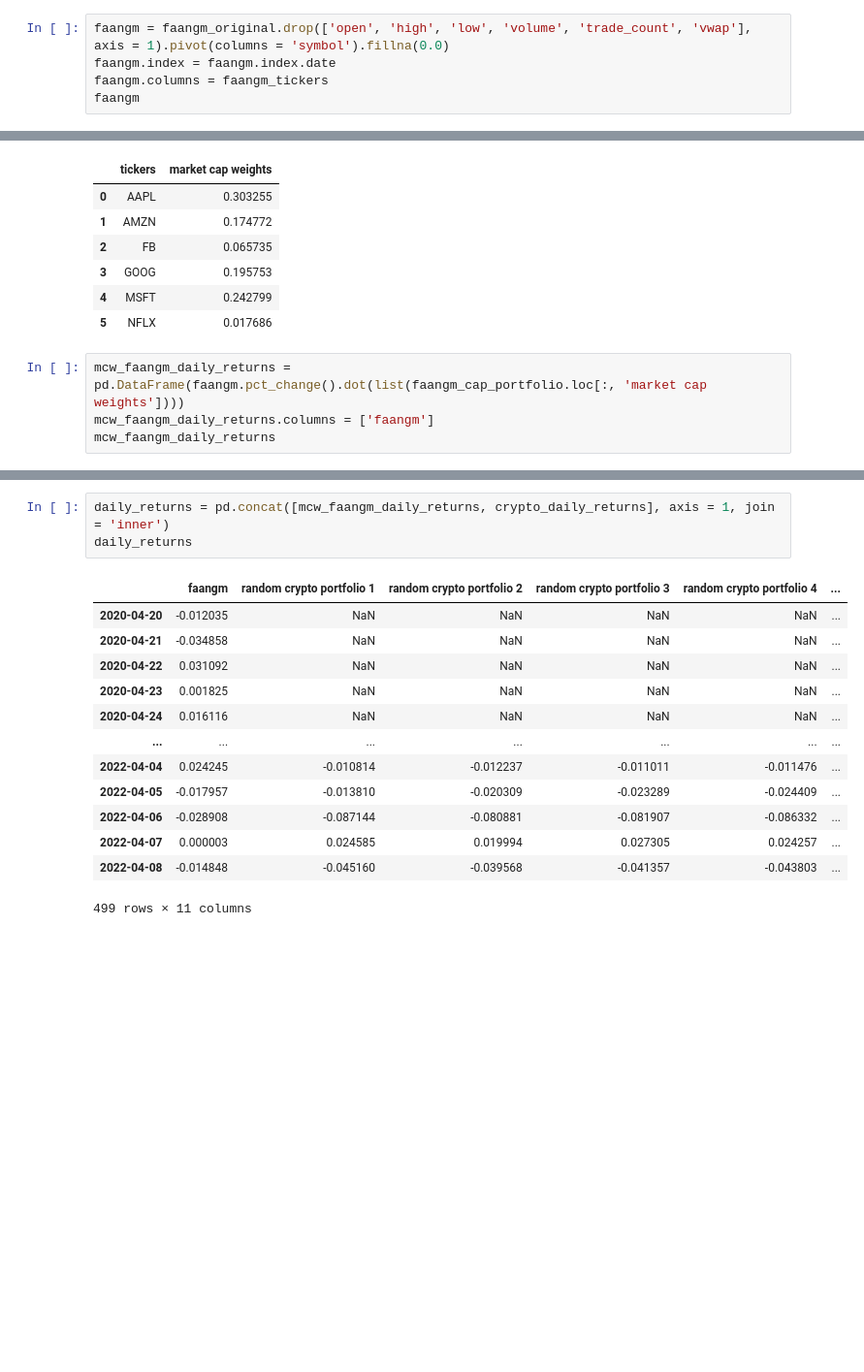
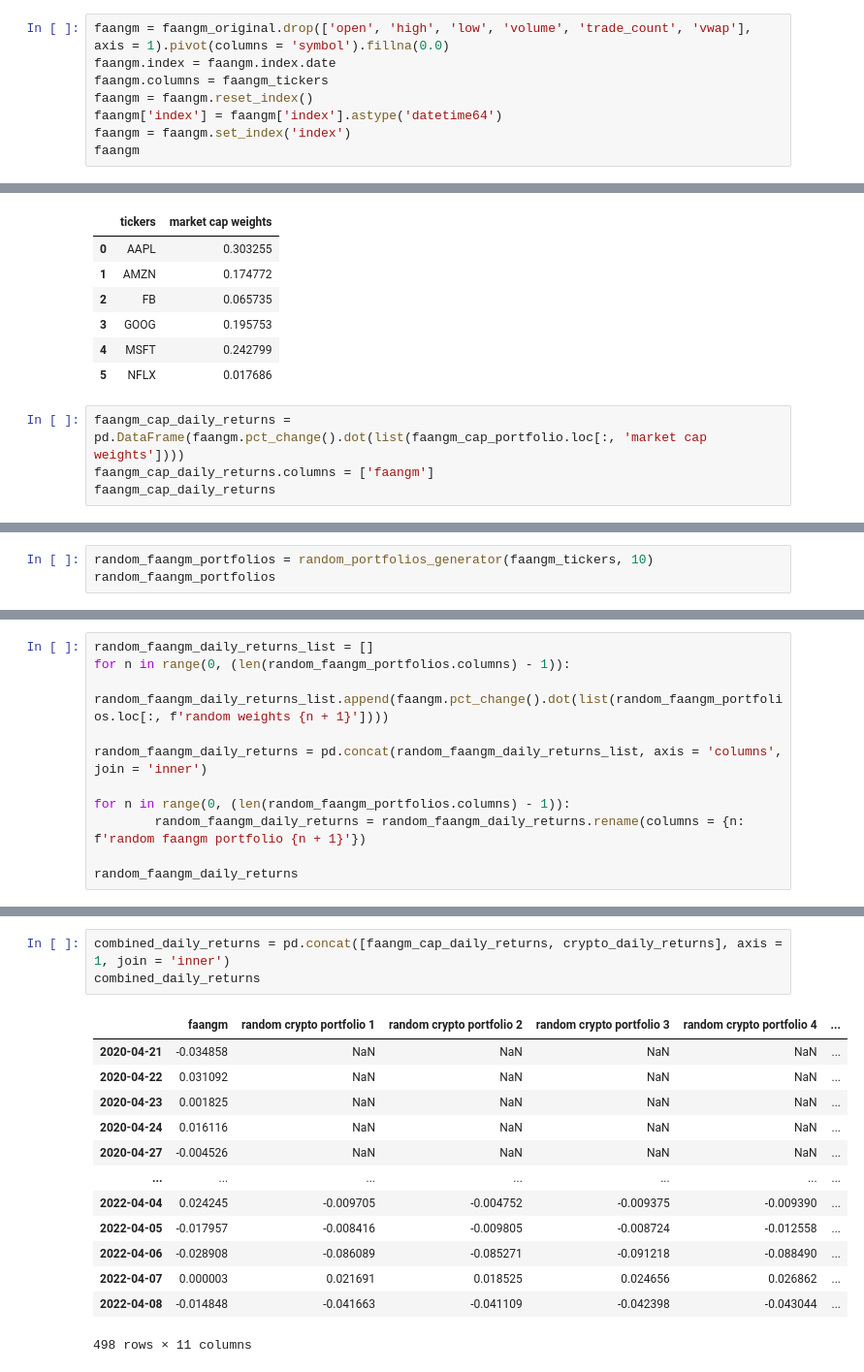
Before and after one commit to kennethologist/UPENN-GP4-P1, a Jupyter notebook: notebooks/alex.ipynb, the cells around one changed output, grey strips where cells are left out. Shown at 97% size. Saved outputs shown, nothing was run; the diff lists cells and outputs as text; blank space fills up the shorter version.

Commit message:
Converted index type to datetime64 for FAANGM DataFrame to avoid generating NaN values when calculating dot product

```diff
--- a/notebooks/alex.ipynb
+++ b/notebooks/alex.ipynb
@@ -63,6 +64,9 @@ faangm_original
 faangm = faangm_original.drop(['open', 'high', 'low', 'volume', 'trade_count', 'vwap'], axis = 1).pivot(columns = 'symbol').fillna(0.0)
 faangm.index = faangm.index.date
 faangm.columns = faangm_tickers
+faangm = faangm.reset_index()
+faangm['index'] = faangm['index'].astype('datetime64')
+faangm = faangm.set_index('index')
 faangm
 # %% [output]
 |  | AAPL | AMZN | FB | GOOG | MSFT | NFLX |
@@ -182,8 +187,8 @@ faangm_cap_portfolio
 | 4 | MSFT | 0.242799 |
 | 5 | NFLX | 0.017686 |
 # %%
-mcw_faangm_daily_returns = pd.DataFrame(faangm.pct_change().dot(list(faangm_cap_portfolio.loc[:, 'market cap weights'])))
-mcw_faangm_daily_returns.columns = ['faangm']
-mcw_faangm_daily_returns
+faangm_cap_daily_returns = pd.DataFrame(faangm.pct_change().dot(list(faangm_cap_portfolio.loc[:, 'market cap weights'])))
+faangm_cap_daily_returns.columns = ['faangm']
+faangm_cap_daily_returns
 # %% [output]
 |  | faangm |
@@ -199,3 +205,6 @@ mcw_faangm_daily_returns
 | 2022-04-07 | 0.000003 |
 | 2022-04-08 | -0.014848 |
 1601 rows × 1 columns
+# %%
+random_faangm_portfolios = random_portfolios_generator(faangm_tickers, 10)
+random_faangm_portfolios
@@ -201,0 +219,11 @@ mcw_faangm_daily_returns
+# %%
+random_faangm_daily_returns_list = []
+for n in range(0, (len(random_faangm_portfolios.columns) - 1)):
+        random_faangm_daily_returns_list.append(faangm.pct_change().dot(list(random_faangm_portfolios.loc[:, f'random weights {n + 1}'])))
+
+random_faangm_daily_returns = pd.concat(random_faangm_daily_returns_list, axis = 'columns', join = 'inner')
+
+for n in range(0, (len(random_faangm_portfolios.columns) - 1)):
+        random_faangm_daily_returns = random_faangm_daily_returns.rename(columns = {n: f'random faangm portfolio {n + 1}'})
+
+random_faangm_daily_returns
@@ -247,18 +339,18 @@ crypto_daily_returns
 720 rows × 10 columns
 # %%
-daily_returns = pd.concat([mcw_faangm_daily_returns, crypto_daily_returns], axis = 1, join = 'inner')
-daily_returns
+combined_daily_returns = pd.concat([faangm_cap_daily_returns, crypto_daily_returns], axis = 1, join = 'inner')
+combined_daily_returns
 # %% [output]
 |  | faangm | random crypto portfolio 1 | random crypto portfolio 2 | random crypto portfolio 3 | random crypto portfolio 4 | ... |
-| 2020-04-20 | -0.012035 | NaN | NaN | NaN | NaN | ... |
 | 2020-04-21 | -0.034858 | NaN | NaN | NaN | NaN | ... |
 | 2020-04-22 | 0.031092 | NaN | NaN | NaN | NaN | ... |
 | 2020-04-23 | 0.001825 | NaN | NaN | NaN | NaN | ... |
 | 2020-04-24 | 0.016116 | NaN | NaN | NaN | NaN | ... |
+| 2020-04-27 | -0.004526 | NaN | NaN | NaN | NaN | ... |
 | ... | ... | ... | ... | ... | ... | ... |
-| 2022-04-04 | 0.024245 | -0.010814 | -0.012237 | -0.011011 | -0.011476 | ... |
-| 2022-04-05 | -0.017957 | -0.013810 | -0.020309 | -0.023289 | -0.024409 | ... |
-| 2022-04-06 | -0.028908 | -0.087144 | -0.080881 | -0.081907 | -0.086332 | ... |
-| 2022-04-07 | 0.000003 | 0.024585 | 0.019994 | 0.027305 | 0.024257 | ... |
-| 2022-04-08 | -0.014848 | -0.045160 | -0.039568 | -0.041357 | -0.043803 | ... |
+| 2022-04-04 | 0.024245 | -0.009705 | -0.004752 | -0.009375 | -0.009390 | ... |
+| 2022-04-05 | -0.017957 | -0.008416 | -0.009805 | -0.008724 | -0.012558 | ... |
+| 2022-04-06 | -0.028908 | -0.086089 | -0.085271 | -0.091218 | -0.088490 | ... |
+| 2022-04-07 | 0.000003 | 0.021691 | 0.018525 | 0.024656 | 0.026862 | ... |
+| 2022-04-08 | -0.014848 | -0.041663 | -0.041109 | -0.042398 | -0.043044 | ... |
-499 rows × 11 columns
+498 rows × 11 columns
```
Also changed, not shown: parts of 15 cells of this notebook.
